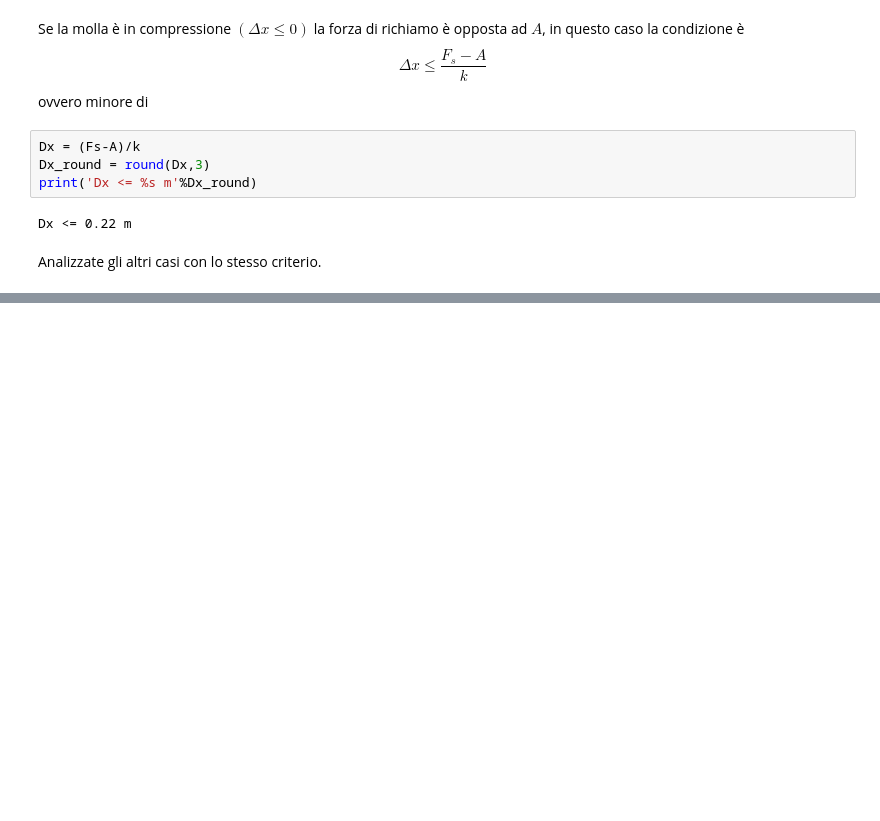
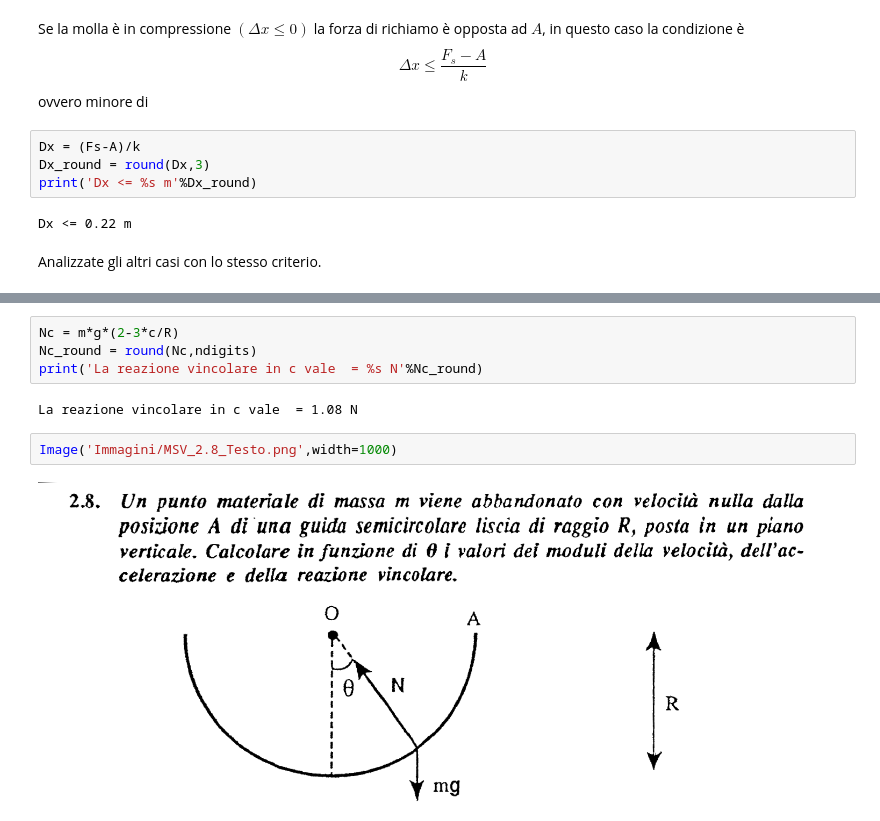
Before and after one commit to marcodalessandro76/Esercitazioni-Fisica-1, a Jupyter notebook: Dinamica punto materiale.ipynb, the cells around one changed output, grey strips where cells are left out. Drawn from its saved outputs; the diff is of its cells as text; blank space fills up the shorter version.

```diff
--- a/Dinamica punto materiale.ipynb
+++ b/Dinamica punto materiale.ipynb
@@ -404,0 +512,10 @@ Analizzate gli altri casi con lo stesso criterio.
+# %%
+Nc = m*g*(2-3*c/R)
+Nc_round = round(Nc,ndigits)
+print('La reazione vincolare in c vale  = %s N'%Nc_round)
+# %% [output]
+La reazione vincolare in c vale  = 1.08 N
+# %%
+Image('Immagini/MSV_2.8_Testo.png',width=1000)
+# %% [output]
+[figure, added]
```
Also changed, not shown: parts of 15 cells of this notebook, 4 other files.
